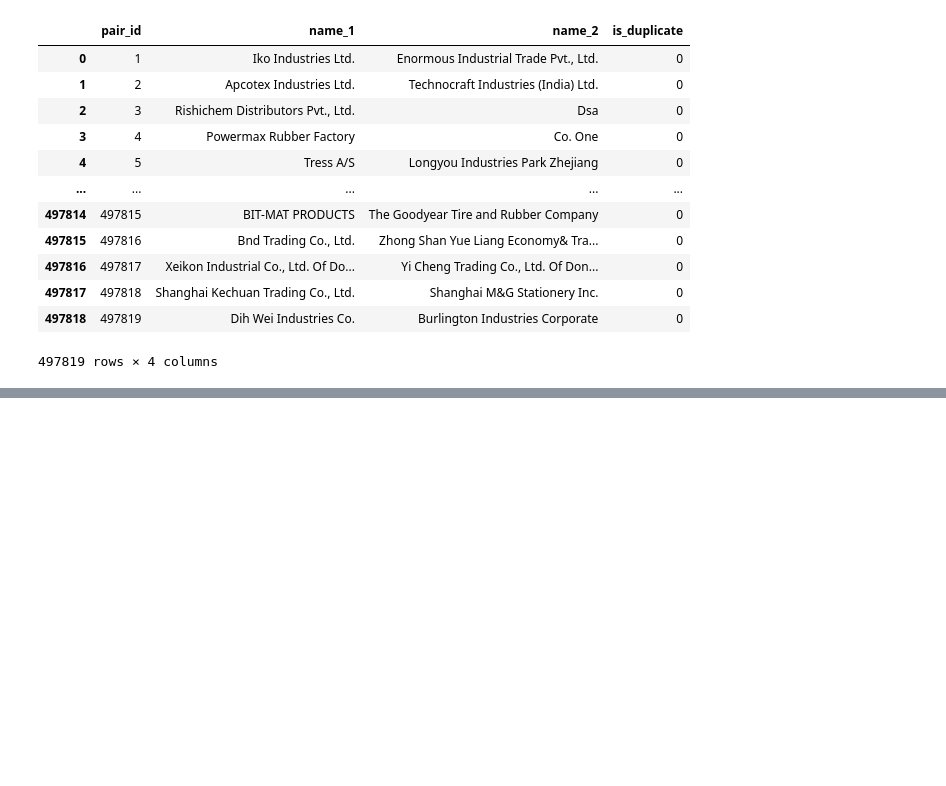
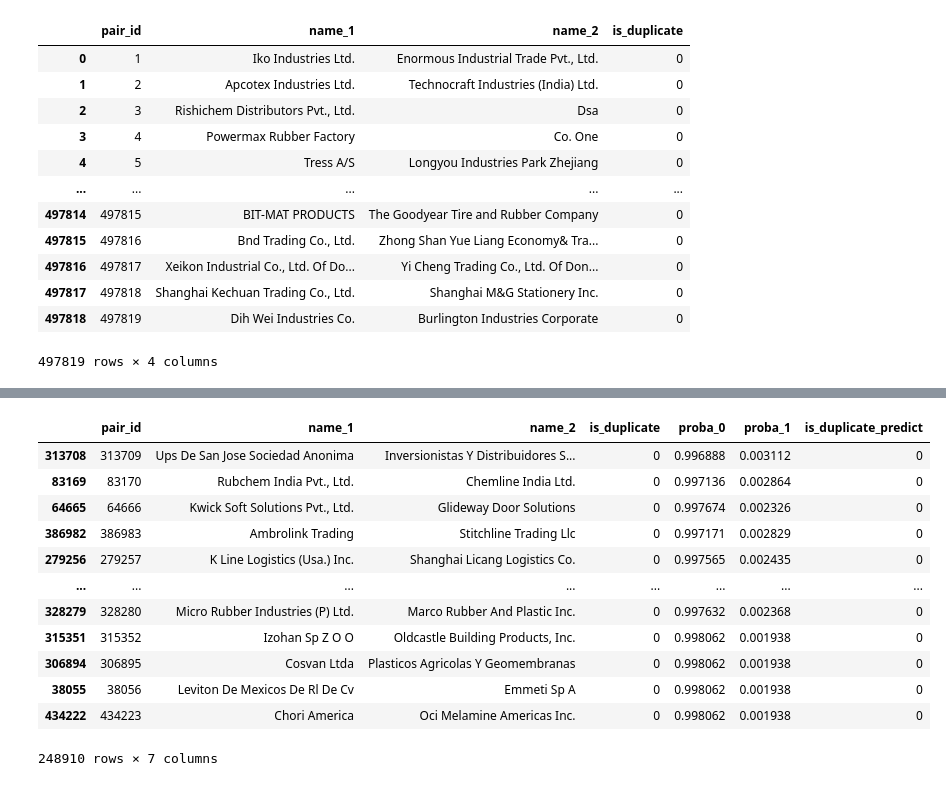
Before and after one commit to Klaasibub/SameCorporation, a Jupyter notebook: notebooks/search_for_duplicates_f1_0501 (logistic regression).ipynb, the cells around one changed output, grey strips where cells are left out. Saved outputs shown, nothing was run; the diff lists cells and outputs as text; code cells hidden in the pictures; blank space fills up the shorter version.

```diff
--- a/notebooks/search_for_duplicates_f1_0498_bag_of_words,_repeatability,_IDF.ipynb
+++ b/notebooks/search_for_duplicates_f1_0501 (logistic regression).ipynb
@@ -240,0 +233,17 @@ rslt_fp
+# %%
+result['is_duplicate_predict'] = np.where((result['proba_1'] > f1_low_float), 1, 0)
+result
+# %% [output]
+|  | pair_id | name_1 | name_2 | is_duplicate | proba_0 | proba_1 | is_duplicate_predict |
+| 313708 | 313709 | Ups De San Jose Sociedad Anonima | Inversionistas Y Distribuidores S... | 0 | 0.996888 | 0.003112 | 0 |
+| 83169 | 83170 | Rubchem India Pvt., Ltd. | Chemline India Ltd. | 0 | 0.997136 | 0.002864 | 0 |
+| 64665 | 64666 | Kwick Soft Solutions Pvt., Ltd. | Glideway Door Solutions | 0 | 0.997674 | 0.002326 | 0 |
+| 386982 | 386983 | Ambrolink Trading | Stitchline Trading Llc | 0 | 0.997171 | 0.002829 | 0 |
+| 279256 | 279257 | K Line Logistics (Usa.) Inc. | Shanghai Licang Logistics Co. | 0 | 0.997565 | 0.002435 | 0 |
+| ... | ... | ... | ... | ... | ... | ... | ... |
+| 328279 | 328280 | Micro Rubber Industries (P) Ltd. | Marco Rubber And Plastic Inc. | 0 | 0.997632 | 0.002368 | 0 |
+| 315351 | 315352 | Izohan Sp Z O O | Oldcastle Building Products, Inc. | 0 | 0.998062 | 0.001938 | 0 |
+| 306894 | 306895 | Cosvan Ltda | Plasticos Agricolas Y Geomembranas | 0 | 0.998062 | 0.001938 | 0 |
+| 38055 | 38056 | Leviton De Mexicos De Rl De Cv | Emmeti Sp A | 0 | 0.998062 | 0.001938 | 0 |
+| 434222 | 434223 | Chori America | Oci Melamine Americas Inc. | 0 | 0.998062 | 0.001938 | 0 |
+248910 rows × 7 columns
```
Also changed, not shown: parts of 41 cells of this notebook, 2 other files.
